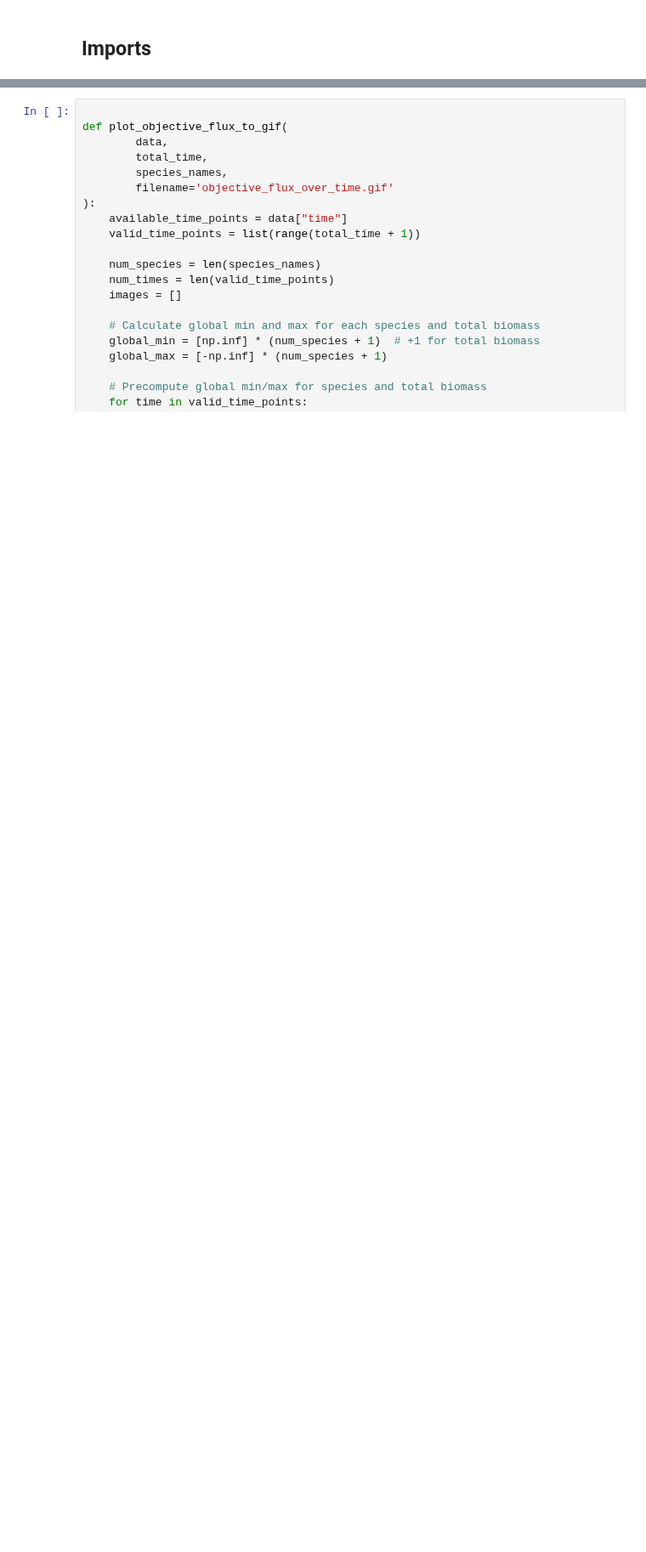
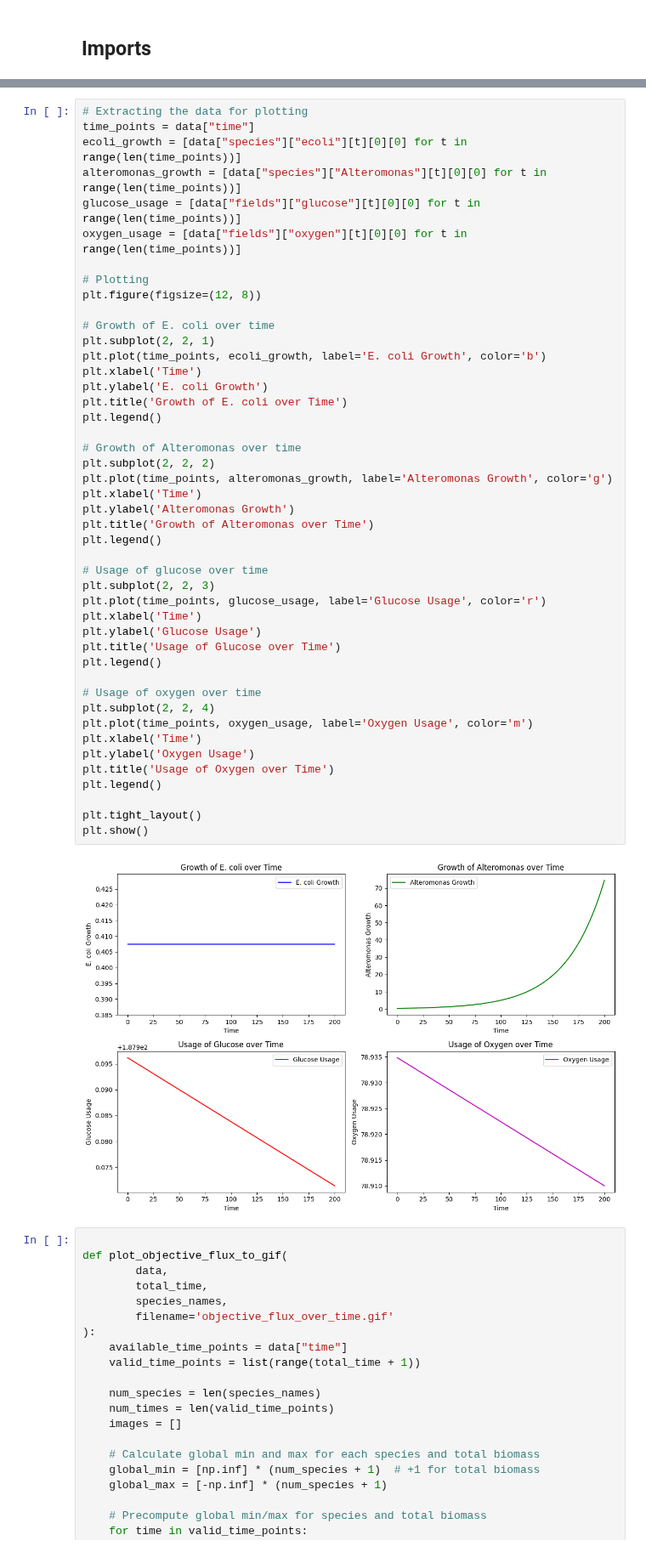
Before and after one commit to vivarium-collective/VivaComets, a Jupyter notebook: Spatial_DFBA.ipynb, the cells around one changed output, grey strips where cells are left out. Shown at 85% size. Cells and saved outputs as stored; diff of their text form; blank space fills up the shorter version.

```diff
--- a/Spatial_DFBA.ipynb
+++ b/Spatial_DFBA.ipynb
@@ -96,3 +198,50 @@ data = sim.emitter.get_timeseries()
+# %%
+# Extracting the data for plotting
+time_points = data["time"]
+ecoli_growth = [data["species"]["ecoli"][t][0][0] for t in range(len(time_points))]
+alteromonas_growth = [data["species"]["Alteromonas"][t][0][0] for t in range(len(time_points))]
+glucose_usage = [data["fields"]["glucose"][t][0][0] for t in range(len(time_points))]
+oxygen_usage = [data["fields"]["oxygen"][t][0][0] for t in range(len(time_points))]
+
+# Plotting
+plt.figure(figsize=(12, 8))
+
+# Growth of E. coli over time
+plt.subplot(2, 2, 1)
+plt.plot(time_points, ecoli_growth, label='E. coli Growth', color='b')
+plt.xlabel('Time')
+plt.ylabel('E. coli Growth')
+plt.title('Growth of E. coli over Time')
+plt.legend()
+
+# Growth of Alteromonas over time
+plt.subplot(2, 2, 2)
+plt.plot(time_points, alteromonas_growth, label='Alteromonas Growth', color='g')
+plt.xlabel('Time')
+plt.ylabel('Alteromonas Growth')
+plt.title('Growth of Alteromonas over Time')
+plt.legend()
+
+# Usage of glucose over time
+plt.subplot(2, 2, 3)
+plt.plot(time_points, glucose_usage, label='Glucose Usage', color='r')
+plt.xlabel('Time')
+plt.ylabel('Glucose Usage')
+plt.title('Usage of Glucose over Time')
+plt.legend()
+
+# Usage of oxygen over time
+plt.subplot(2, 2, 4)
+plt.plot(time_points, oxygen_usage, label='Oxygen Usage', color='m')
+plt.xlabel('Time')
+plt.ylabel('Oxygen Usage')
+plt.title('Usage of Oxygen over Time')
+plt.legend()
+
+plt.tight_layout()
+plt.show()
+# %% [output]
+[figure, added]
 # %%
 
 def plot_objective_flux_to_gif(
```
Also changed, not shown: parts of 5 cells of this notebook, 4 other files.
